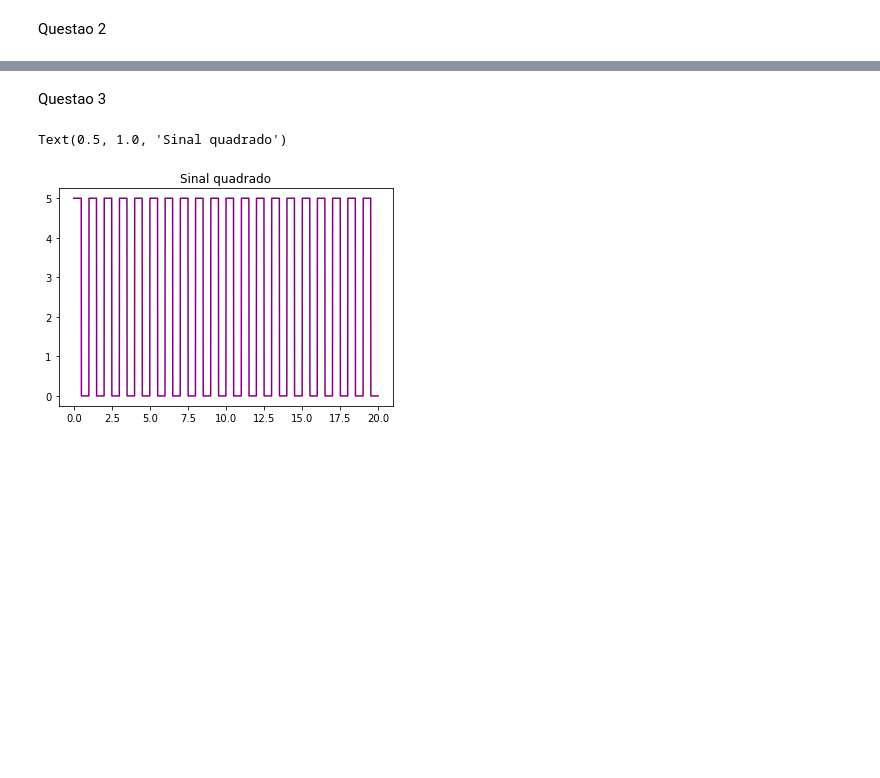
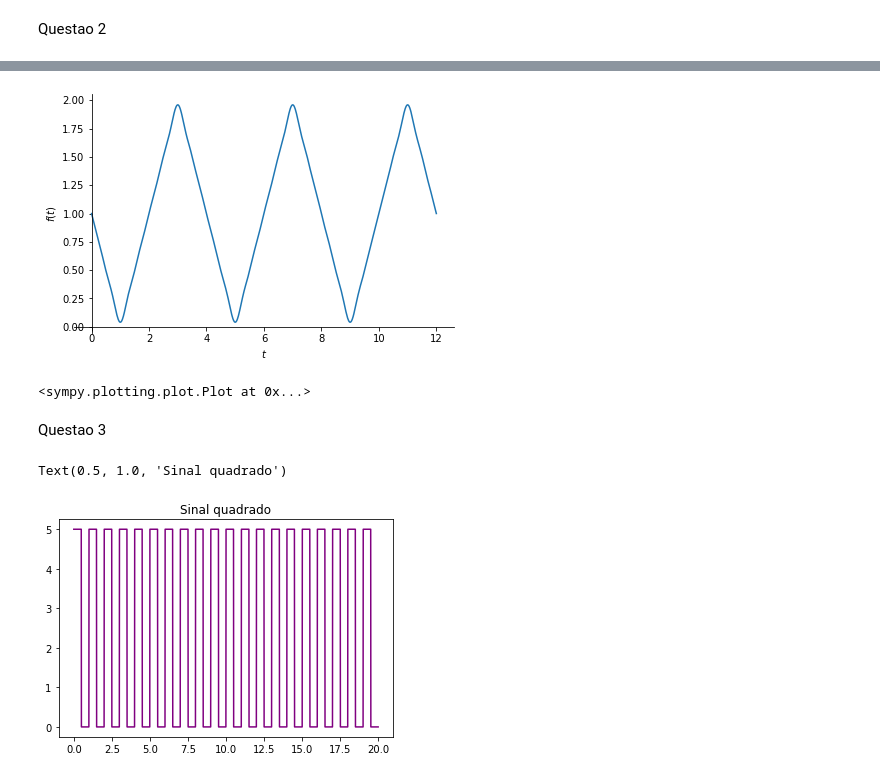
Before and after one commit to JoaoYukio/PCO119, a Jupyter notebook: Atividade 4/Exercicios.ipynb, the cells around one changed output, grey strips where cells are left out. Cells and saved outputs as stored; diff of their text form; code cells hidden in the pictures; blank space fills up the shorter version.

```diff
--- a/Atividade 4/Exercicios.ipynb
+++ b/Atividade 4/Exercicios.ipynb
@@ -155,3 +187,8 @@ Questao 2
+# %%
+sym.plot(1 - ser1.truncate(5), (t1, 0, 12))
+# %% [output]
+[figure, added]
+<sympy.plotting.plot.Plot at 0x...>
 # %% [markdown]
 Questao 3
 # %%
```
Also changed, not shown: parts of 11 cells of this notebook.
